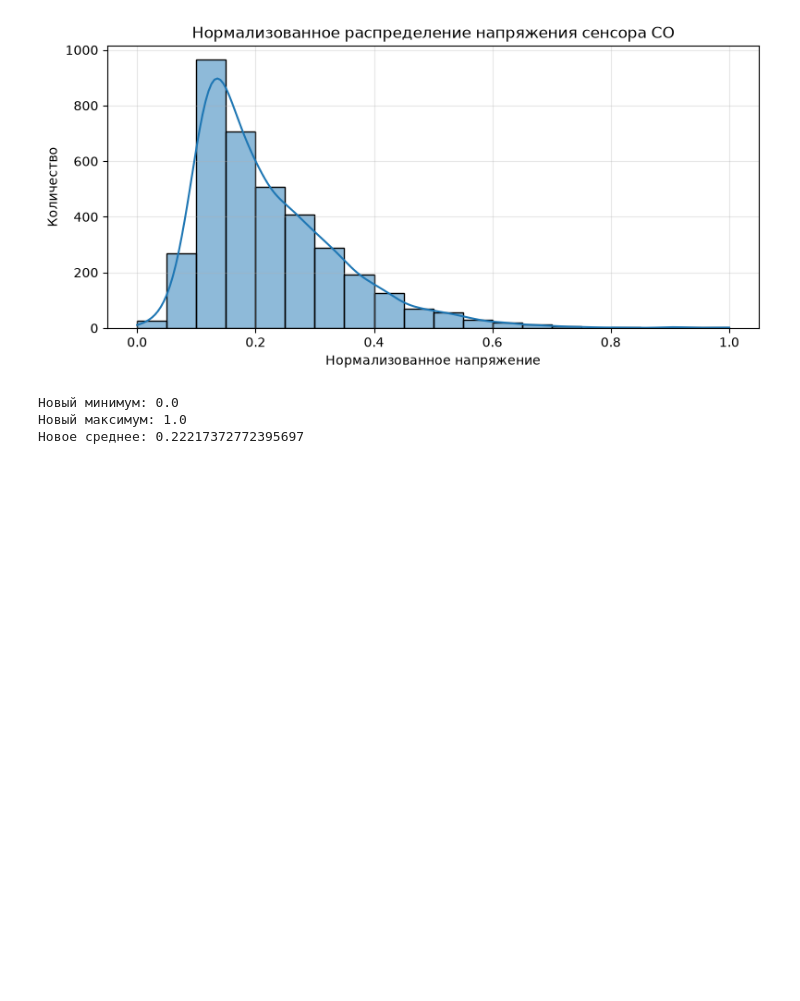
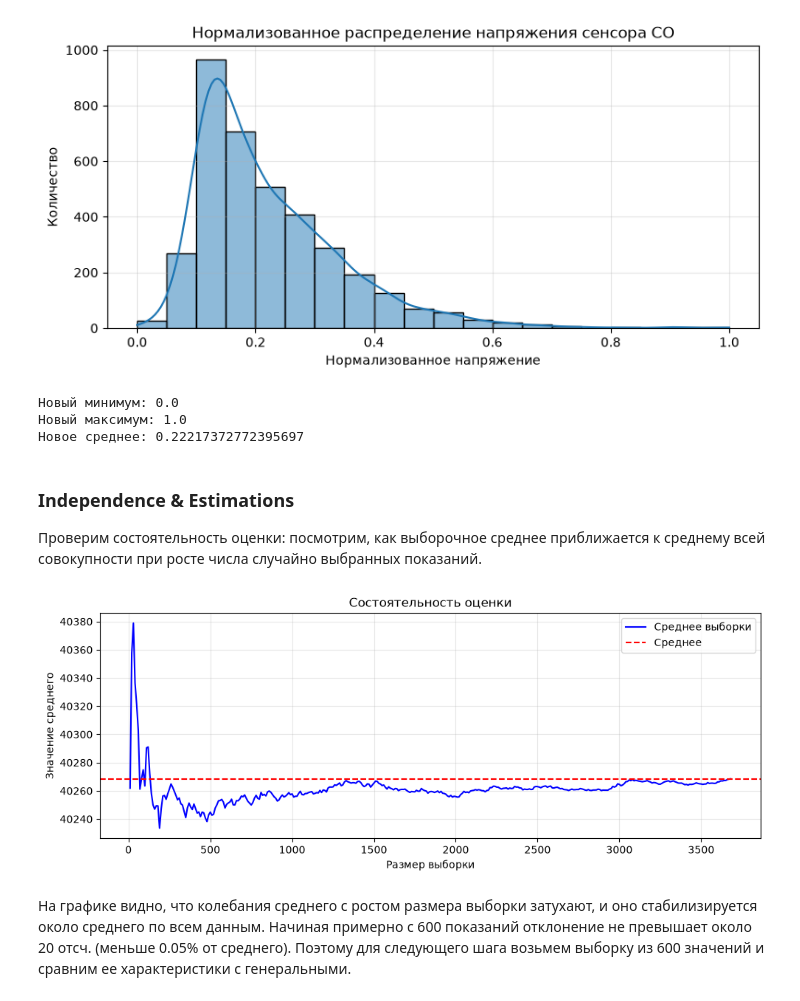
Before and after one commit to ffriewrya/lab01, a Jupyter notebook: lab01.ipynb, the cells around one changed output. Cells and saved outputs as stored; diff of their text form; code cells hidden in the pictures; blank space fills up the shorter version.

Commit message:
посчитана состоятельность оценки среднего для сигнала CO

```diff
--- a/lab01.ipynb
+++ b/lab01.ipynb
@@ -411,3 +411,27 @@ print(f"Новое среднее:", co_normalized.mean())
 Новый минимум: 0.0
 Новый максимум: 1.0
 Новое среднее: 0.22217372772395697
+# %% [markdown]
+### Independence & Estimations
+Проверим состоятельность оценки: посмотрим, как выборочное среднее приближается к среднему всей совокупности при росте числа случайно выбранных показаний.
+# %%
+random_co = co.sample(frac=1, random_state=40).values
+
+sizes = np.arange(10, len(random_co), 10)
+means = [random_co[:n].mean() for n in sizes]
+
+plt.figure(figsize=(10, 4))
+plt.plot(sizes, means, label='Среднее выборки', color='blue')
+plt.axhline(co.mean(), color='red', linestyle='--', label='Среднее')
+
+plt.title('Состоятельность оценки')
+plt.xlabel('Размер выборки')
+plt.ylabel('Значение среднего')
+plt.legend()
+plt.grid(True, alpha=0.3)
+plt.tight_layout()
+plt.show()
+# %% [output]
+[figure, added]
+# %% [markdown]
+На графике видно, что колебания среднего с ростом размера выборки затухают, и оно стабилизируется около среднего по всем данным. Начиная примерно с 600 показаний отклонение не превышает около 20 отсч. (меньше 0.05% от среднего). Поэтому для следующего шага возьмем выборку из 600 значений и сравним ее характеристики с генеральными.
```
